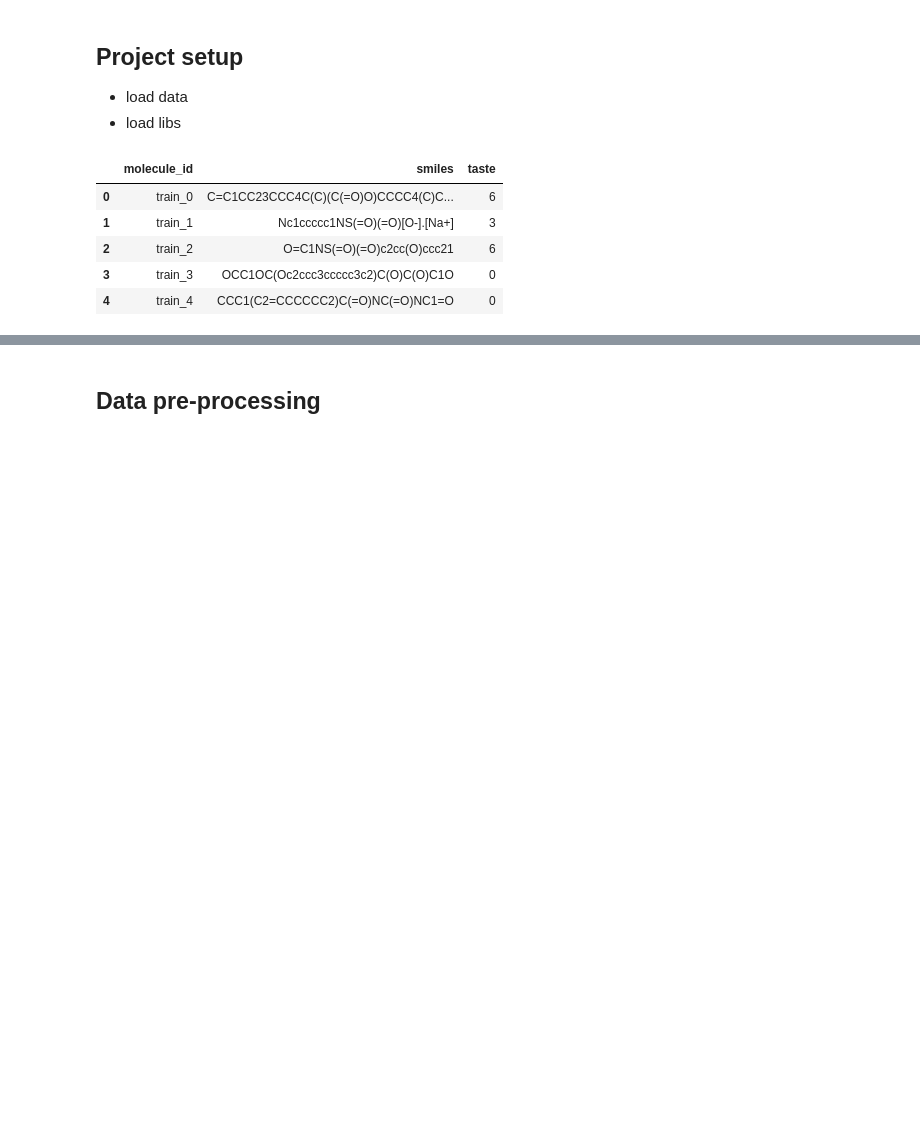
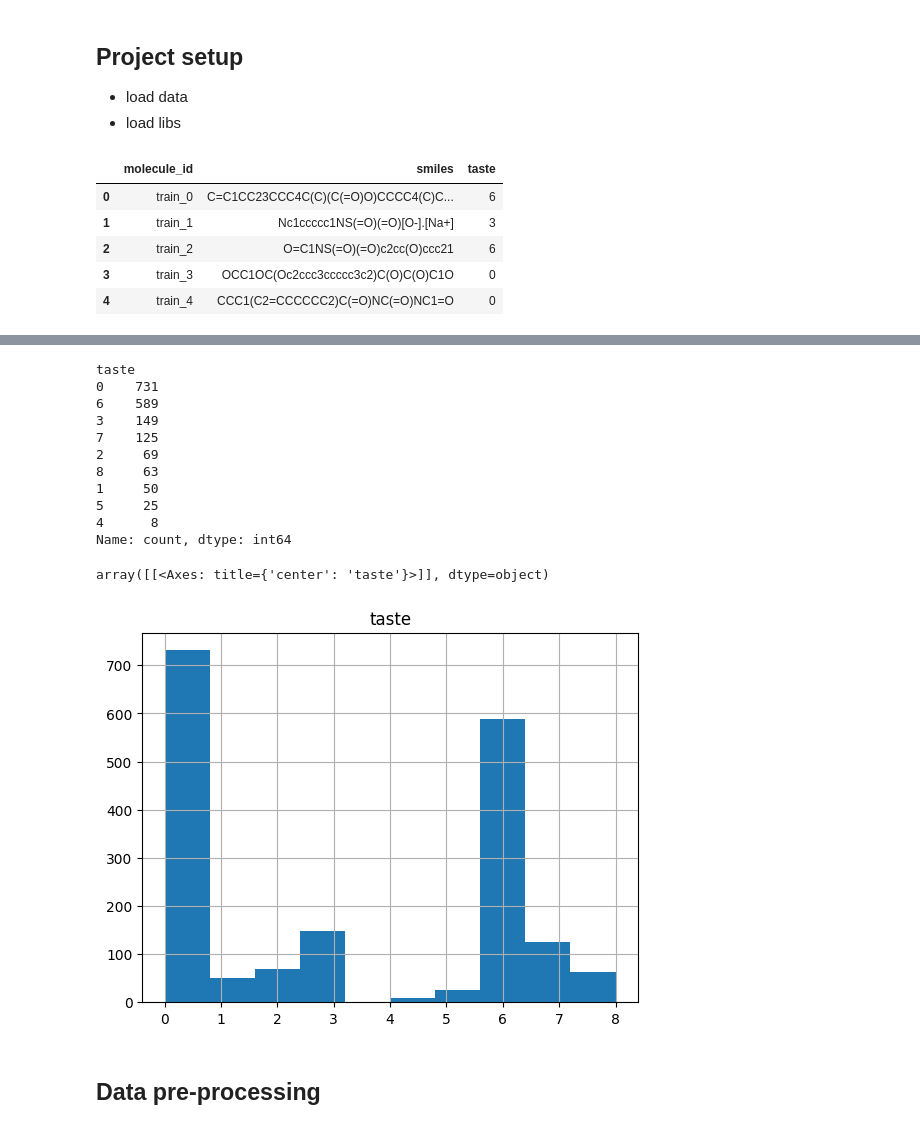
Before and after one commit to Bognanna/Molecular-Tastants, a Jupyter notebook: main.ipynb, the cells around one changed output, grey strips where cells are left out. Cells and saved outputs as stored; diff of their text form; code cells hidden in the pictures; blank space fills up the shorter version.

Commit message:
Added some data visualizations

```diff
--- a/main.ipynb
+++ b/main.ipynb
@@ -25,3 +43,20 @@ df.head()
+# %%
+print(df.taste.value_counts())
+df.hist(column='taste')
+# %% [output]
+taste
+0    731
+6    589
+3    149
+7    125
+2     69
+8     63
+1     50
+5     25
+4      8
+Name: count, dtype: int64
+array([[<Axes: title={'center': 'taste'}>]], dtype=object)
+[figure, added]
 # %% [markdown]
 ## Data pre-processing
 # %%
```
Also changed, not shown: parts of 6 cells of this notebook.
